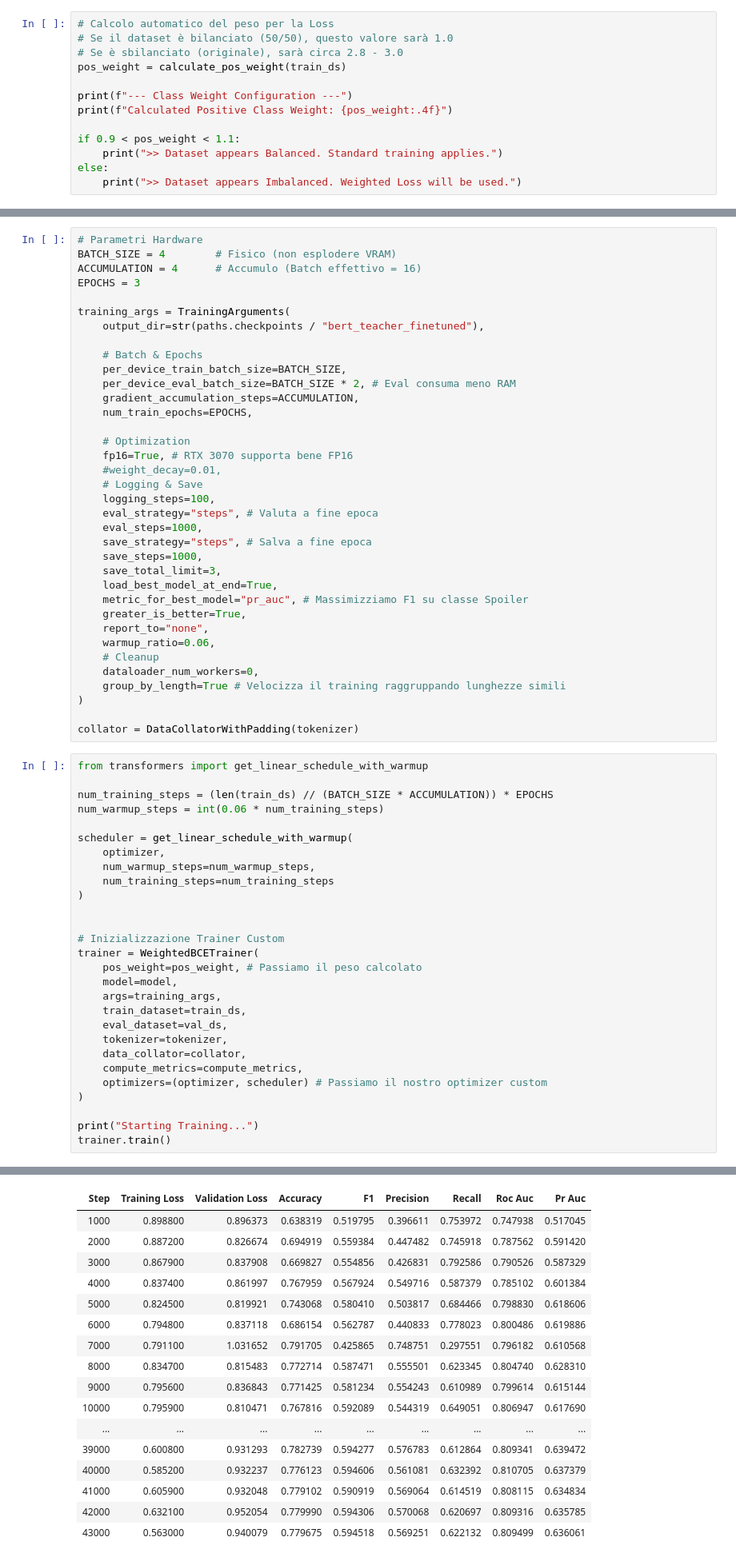
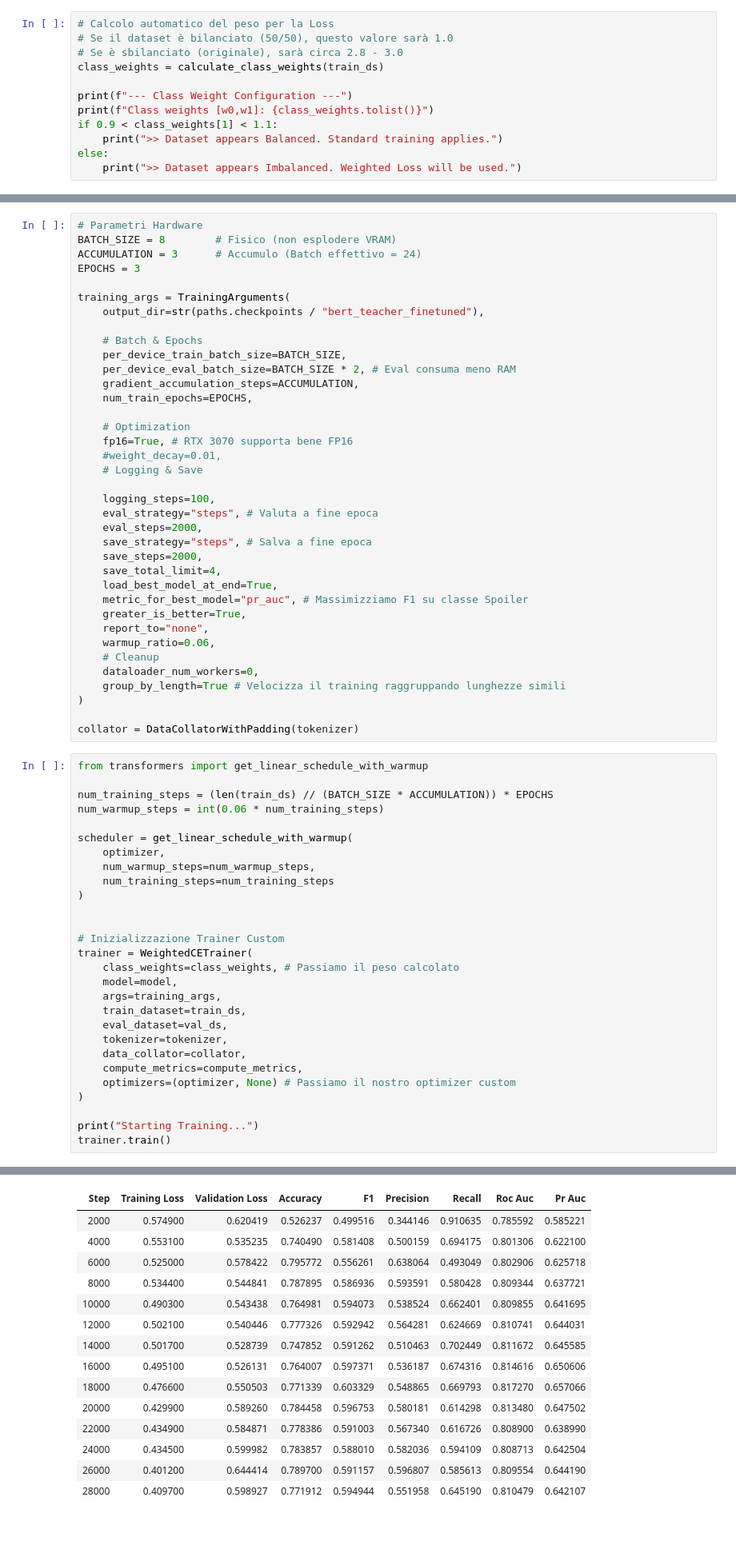
Before and after one commit to MarcoColan01/nlp.project-Colangelo-2526, a Jupyter notebook: notebooks/3_teacher_finetune_headtail.ipynb, the cells around one changed output, grey strips where cells are left out. Shown at 80% size. Drawn from its saved outputs; the diff is of its cells as text; blank space fills up the shorter version.

```diff
--- a/notebooks/3_teacher_finetune_headtail.ipynb
+++ b/notebooks/3_teacher_finetune_headtail.ipynb
@@ -60,12 +60,11 @@ Val size:   34912
 # Calcolo automatico del peso per la Loss
 # Se il dataset è bilanciato (50/50), questo valore sarà 1.0
 # Se è sbilanciato (originale), sarà circa 2.8 - 3.0
-pos_weight = calculate_pos_weight(train_ds)
+class_weights = calculate_class_weights(train_ds)
 
 print(f"--- Class Weight Configuration ---")
-print(f"Calculated Positive Class Weight: {pos_weight:.4f}")
-
-if 0.9 < pos_weight < 1.1:
+print(f"Class weights [w0,w1]: {class_weights.tolist()}")
+if 0.9 < class_weights[1] < 1.1:
     print(">> Dataset appears Balanced. Standard training applies.")
 else:
     print(">> Dataset appears Imbalanced. Weighted Loss will be used.")
@@ -97,8 +96,8 @@ Some weights of BertForSequenceClassification were not initialized from the mode
 You should probably TRAIN this model on a down-stream task to be able to use it for predictions and inference.
 # %%
 # Parametri Hardware
-BATCH_SIZE = 4        # Fisico (non esplodere VRAM)
-ACCUMULATION = 4      # Accumulo (Batch effettivo = 16)
+BATCH_SIZE = 8        # Fisico (non esplodere VRAM)
+ACCUMULATION = 3      # Accumulo (Batch effettivo = 24)
 EPOCHS = 3
 
 training_args = TrainingArguments(
@@ -114,12 +113,13 @@ training_args = TrainingArguments(
     fp16=True, # RTX 3070 supporta bene FP16
     #weight_decay=0.01,
     # Logging & Save
+
     logging_steps=100,
     eval_strategy="steps", # Valuta a fine epoca
-    eval_steps=1000,
+    eval_steps=2000,
     save_strategy="steps", # Salva a fine epoca
-    save_steps=1000,
-    save_total_limit=3,
+    save_steps=2000,
+    save_total_limit=4,
     load_best_model_at_end=True,
     metric_for_best_model="pr_auc", # Massimizziamo F1 su classe Spoiler
     greater_is_better=True,
@@ -145,8 +145,8 @@ scheduler = get_linear_schedule_with_warmup(
 
 
 # Inizializzazione Trainer Custom
-trainer = WeightedBCETrainer(
-    pos_weight=pos_weight, # Passiamo il peso calcolato
+trainer = WeightedCETrainer(
+    class_weights=class_weights, # Passiamo il peso calcolato
     model=model,
     args=training_args,
     train_dataset=train_ds,
@@ -154,7 +154,7 @@ trainer = WeightedBCETrainer(
     tokenizer=tokenizer,
     data_collator=collator,
     compute_metrics=compute_metrics,
-    optimizers=(optimizer, scheduler) # Passiamo il nostro optimizer custom
+    optimizers=(optimizer, None) # Passiamo il nostro optimizer custom
 )
 
 print("Starting Training...")
@@ -166,17 +166,15 @@ Starting Training...
 | Step | Training Loss | Validation Loss | Accuracy | F1 | Precision | Recall | Roc Auc | Pr Auc |
-| 1000 | 0.898800 | 0.896373 | 0.638319 | 0.519795 | 0.396611 | 0.753972 | 0.747938 | 0.517045 |
-| 2000 | 0.887200 | 0.826674 | 0.694919 | 0.559384 | 0.447482 | 0.745918 | 0.787562 | 0.591420 |
-| 3000 | 0.867900 | 0.837908 | 0.669827 | 0.554856 | 0.426831 | 0.792586 | 0.790526 | 0.587329 |
-| 4000 | 0.837400 | 0.861997 | 0.767959 | 0.567924 | 0.549716 | 0.587379 | 0.785102 | 0.601384 |
-| 5000 | 0.824500 | 0.819921 | 0.743068 | 0.580410 | 0.503817 | 0.684466 | 0.798830 | 0.618606 |
-| 6000 | 0.794800 | 0.837118 | 0.686154 | 0.562787 | 0.440833 | 0.778023 | 0.800486 | 0.619886 |
-| 7000 | 0.791100 | 1.031652 | 0.791705 | 0.425865 | 0.748751 | 0.297551 | 0.796182 | 0.610568 |
-| 8000 | 0.834700 | 0.815483 | 0.772714 | 0.587471 | 0.555501 | 0.623345 | 0.804740 | 0.628310 |
-| 9000 | 0.795600 | 0.836843 | 0.771425 | 0.581234 | 0.554243 | 0.610989 | 0.799614 | 0.615144 |
-| 10000 | 0.795900 | 0.810471 | 0.767816 | 0.592089 | 0.544319 | 0.649051 | 0.806947 | 0.617690 |
-| ... | ... | ... | ... | ... | ... | ... | ... | ... |
-| 39000 | 0.600800 | 0.931293 | 0.782739 | 0.594277 | 0.576783 | 0.612864 | 0.809341 | 0.639472 |
-| 40000 | 0.585200 | 0.932237 | 0.776123 | 0.594606 | 0.561081 | 0.632392 | 0.810705 | 0.637379 |
-| 41000 | 0.605900 | 0.932048 | 0.779102 | 0.590919 | 0.569064 | 0.614519 | 0.808115 | 0.634834 |
-| 42000 | 0.632100 | 0.952054 | 0.779990 | 0.594306 | 0.570068 | 0.620697 | 0.809316 | 0.635785 |
-| 43000 | 0.563000 | 0.940079 | 0.779675 | 0.594518 | 0.569251 | 0.622132 | 0.809499 | 0.636061 |
+| 2000 | 0.574900 | 0.620419 | 0.526237 | 0.499516 | 0.344146 | 0.910635 | 0.785592 | 0.585221 |
+| 4000 | 0.553100 | 0.535235 | 0.740490 | 0.581408 | 0.500159 | 0.694175 | 0.801306 | 0.622100 |
+| 6000 | 0.525000 | 0.578422 | 0.795772 | 0.556261 | 0.638064 | 0.493049 | 0.802906 | 0.625718 |
+| 8000 | 0.534400 | 0.544841 | 0.787895 | 0.586936 | 0.593591 | 0.580428 | 0.809344 | 0.637721 |
+| 10000 | 0.490300 | 0.543438 | 0.764981 | 0.594073 | 0.538524 | 0.662401 | 0.809855 | 0.641695 |
+| 12000 | 0.502100 | 0.540446 | 0.777326 | 0.592942 | 0.564281 | 0.624669 | 0.810741 | 0.644031 |
+| 14000 | 0.501700 | 0.528739 | 0.747852 | 0.591262 | 0.510463 | 0.702449 | 0.811672 | 0.645585 |
+| 16000 | 0.495100 | 0.526131 | 0.764007 | 0.597371 | 0.536187 | 0.674316 | 0.814616 | 0.650606 |
+| 18000 | 0.476600 | 0.550503 | 0.771339 | 0.603329 | 0.548865 | 0.669793 | 0.817270 | 0.657066 |
+| 20000 | 0.429900 | 0.589260 | 0.784458 | 0.596753 | 0.580181 | 0.614298 | 0.813480 | 0.647502 |
+| 22000 | 0.434900 | 0.584871 | 0.778386 | 0.591003 | 0.567340 | 0.616726 | 0.808900 | 0.638990 |
+| 24000 | 0.434500 | 0.599982 | 0.783857 | 0.588010 | 0.582036 | 0.594109 | 0.808713 | 0.642504 |
+| 26000 | 0.401200 | 0.644414 | 0.789700 | 0.591157 | 0.596807 | 0.585613 | 0.809554 | 0.644190 |
+| 28000 | 0.409700 | 0.598927 | 0.771912 | 0.594944 | 0.551958 | 0.645190 | 0.810479 | 0.642107 |
```
Also changed, not shown: parts of 7 cells of this notebook, 1 other file.
